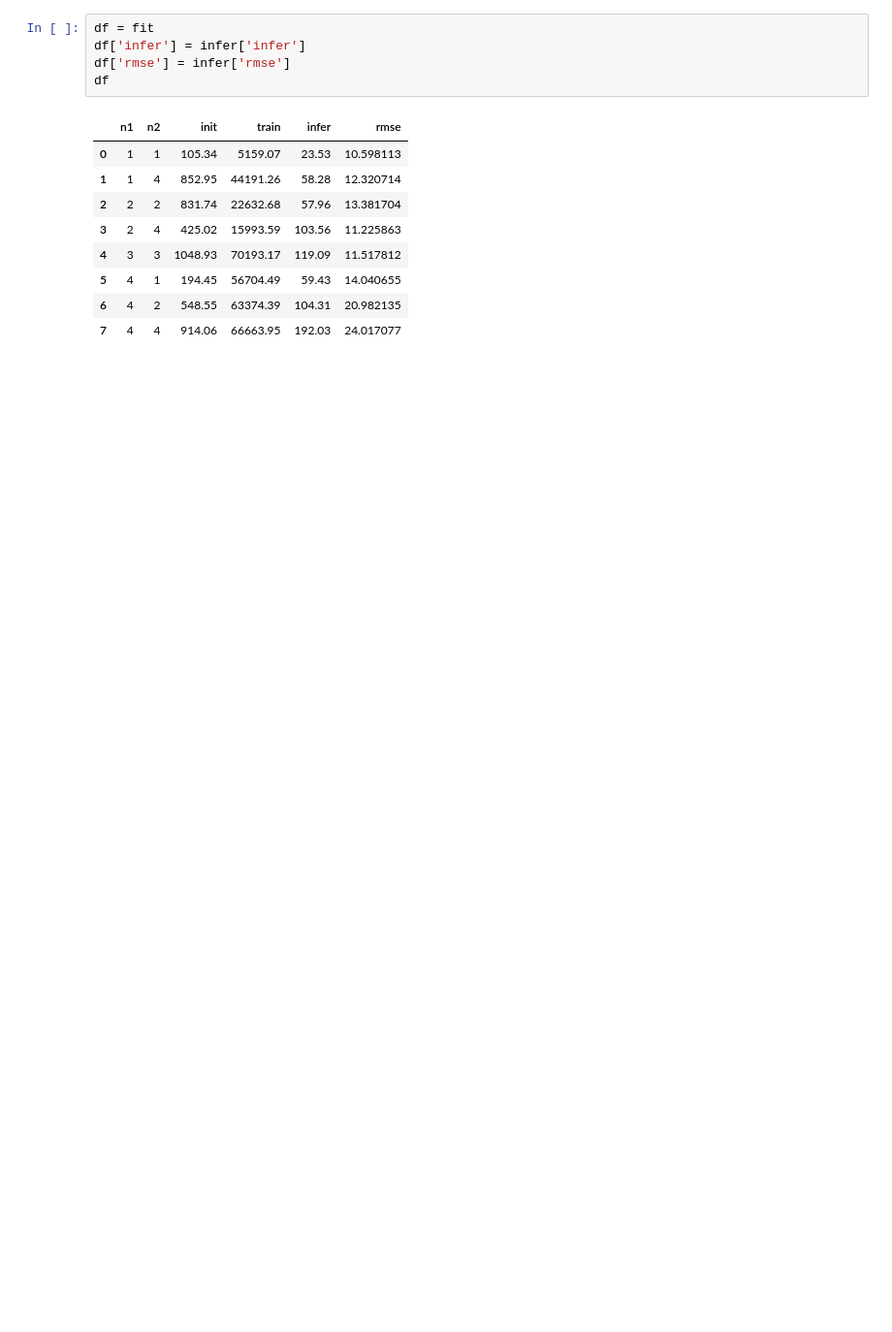
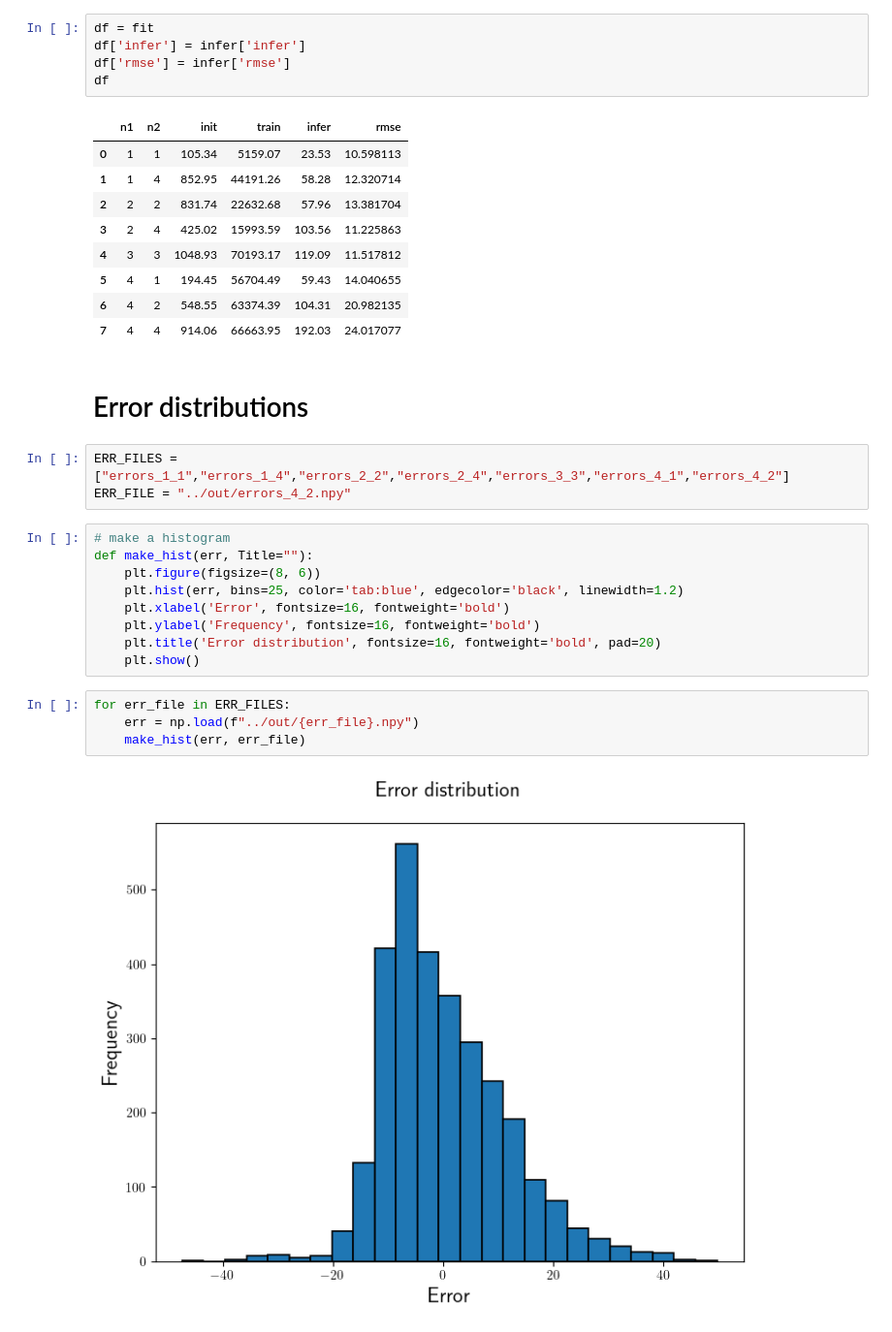
Before and after one commit to IsacPasianotto/GP-temperatures, a Jupyter notebook: notebooks/plot_maker.ipynb, the cells around one changed output. Shown: that part at 97% size. Drawn from its saved outputs; the diff is of its cells as text; blank space fills up the shorter version.

```diff
--- a/notebooks/plot_maker.ipynb
+++ b/notebooks/plot_maker.ipynb
@@ -419,3 +280,25 @@ df
 | 5 | 4 | 1 | 194.45 | 56704.49 | 59.43 | 14.040655 |
 | 6 | 4 | 2 | 548.55 | 63374.39 | 104.31 | 20.982135 |
 | 7 | 4 | 4 | 914.06 | 66663.95 | 192.03 | 24.017077 |
+# %% [markdown]
+
+
+# Error distributions
+# %%
+ERR_FILES = ["errors_1_1","errors_1_4","errors_2_2","errors_2_4","errors_3_3","errors_4_1","errors_4_2"]
+ERR_FILE = "../out/errors_4_2.npy"
+# %%
+# make a histogram
+def make_hist(err, Title=""):
+    plt.figure(figsize=(8, 6))
+    plt.hist(err, bins=25, color='tab:blue', edgecolor='black', linewidth=1.2)
+    plt.xlabel('Error', fontsize=16, fontweight='bold')
+    plt.ylabel('Frequency', fontsize=16, fontweight='bold')
+    plt.title('Error distribution', fontsize=16, fontweight='bold', pad=20)
+    plt.show()
+# %%
+for err_file in ERR_FILES:
+    err = np.load(f"../out/{err_file}.npy")
+    make_hist(err, err_file)
+# %% [output]
+[figure, added]
```
Also changed, not shown: parts of 14 cells of this notebook, 41 other files.
